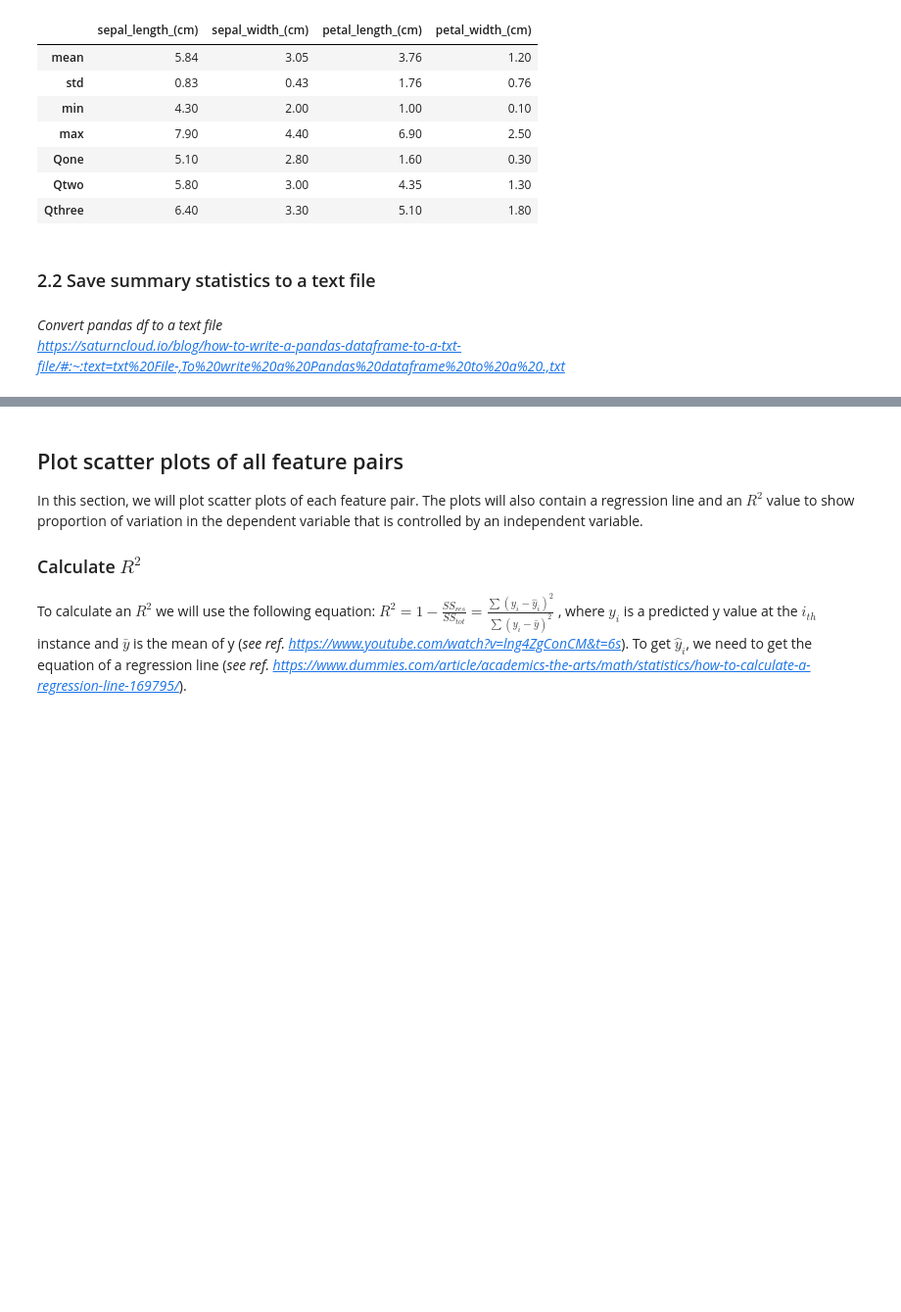
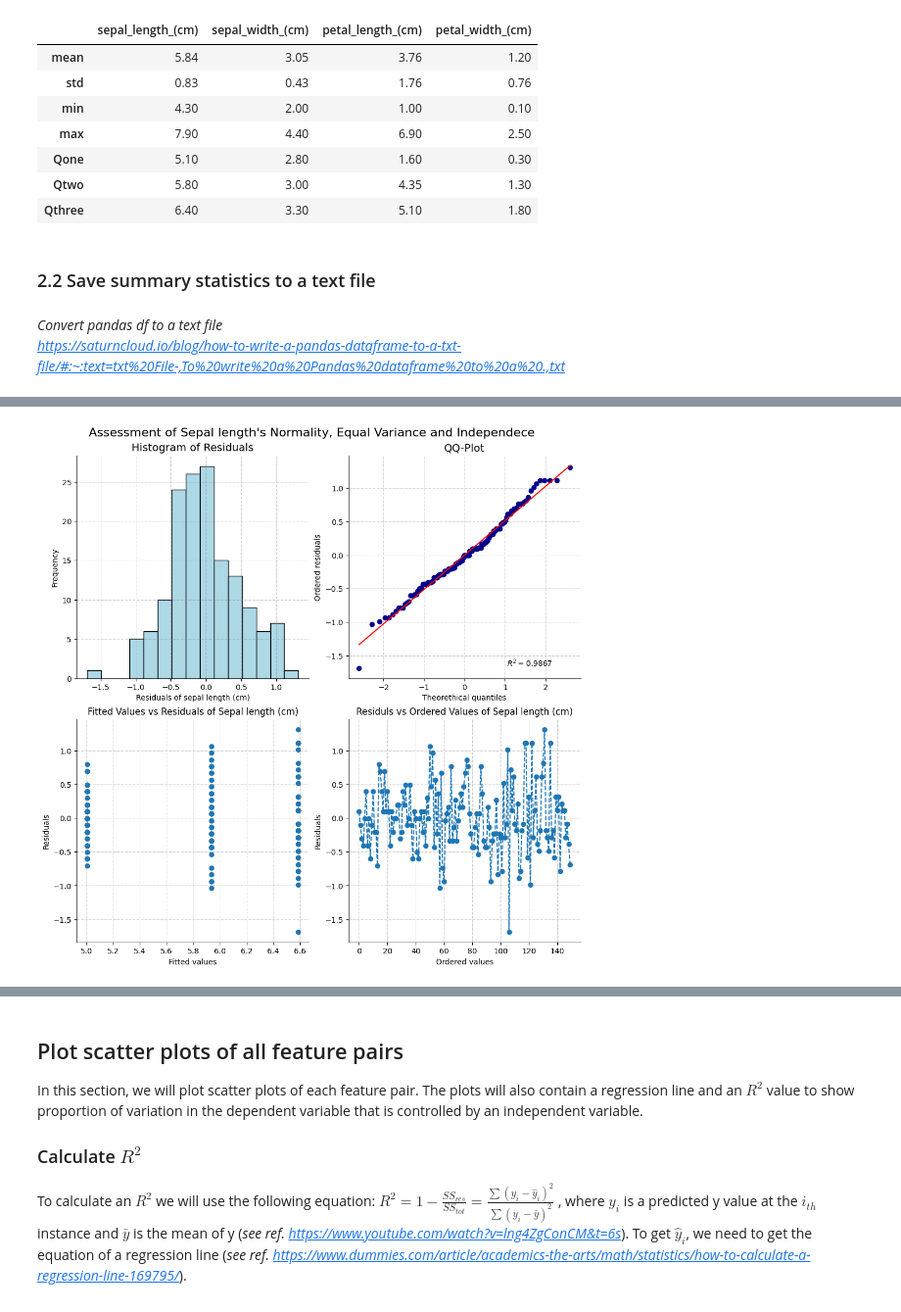
Before and after one commit to aldaszarnauskas/exploratory_analysis_iris_dataset, a Jupyter notebook: pands-project.ipynb, the cells around one changed output, grey strips where cells are left out. Shown at 98% size. Saved outputs shown, nothing was run; the diff lists cells and outputs as text; code cells hidden in the pictures; blank space fills up the shorter version.

```diff
--- a/pands-project.ipynb
+++ b/pands-project.ipynb
@@ -304,0 +209,88 @@ for feature in features:
+# %%
+for feature in features:
+
+    # Define a layout of subplots
+    fig, axs = plt.subplots(2, 2, figsize=(10, 10), constrained_layout=True)
+
+    # Define the classes names
+    classes = list(df.iloc[:,4].unique())
+    # Define the feature names
+    features = df.iloc[:,:4].columns
+    # Define the feature names so you could use for naming axes or titles
+    feature_name = feature.replace("_", " ")
+
+    # Calculate residuals of a feature
+    # Store residuals
+    resid = []
+    # Store fitted values
+    fitted_values = []
+    # Iterate through each class and calculate residuals for a feature
+    for aclass in classes:
+        # Create a temporary df which contains only one class samples
+        temp_df = df[df["class"] == aclass]
+        # Select values of a particular feature
+        df1 = temp_df[feature]
+        # Calculate the mean of a feature for a particular class
+        df1_mean = np.mean(df1)
+        # Create fitted values for each corresponding residual
+        fitted_values += [df1_mean] * len(df1)
+        # Compute residuals of a feature for a particular class
+        df1_resid = [float(round(x - df1_mean, 3)) for x in df1]
+        # Add residuals of a feature to the df that contains residuals of other classes
+        resid = resid + df1_resid
+
+
+    # Flatten out the axes so you could iterate through them
+    axs = axs.flat
+    for count, ax in enumerate(axs):
+
+        # Remove axes splines
+        for s in ['top', 'right']:
+            ax.spines[s].set_visible(False)
+
+        # Add x, y gridlines
+        ax.grid(color ='grey',
+            linestyle ='-.', linewidth = 0.5,
+            alpha = 0.6)
+
+
+
+        if count == 0:
+            ax.hist(resid, bins=15,
+                        color="lightblue", edgecolor='black')
+            ax.set_xlabel(f"Residuals of {feature_name}", fontsize=10)
+            ax.set_ylabel("Frequency", fontsize=10)
+            ax.set_title("Histogram of Residuals", fontsize=14)
+
+        elif count == 1:
+            stats.probplot(resid, dist="norm", plot=ax, rvalue=True)
+            ax.lines[0].set_color('darkblue')
+            ax.set_xlabel("Theorethical quantiles", fontsize=10)
+            ax.set_ylabel("Ordered residuals", fontsize=10)
+            ax.set_title("QQ-Plot", fontsize=14)
+        elif count == 2:
+            ax.scatter(fitted_values,resid)
+            ax.set_xlabel("Fitted values")
+            ax.set_ylabel("Residuals")
+            ax.set_title(f"Fitted Values vs Residuals of {feature_name.capitalize()}")
+        else:
+            ax.plot(resid, marker="o", linestyle="--")
+            ax.set_xlabel("Ordered values")
+            ax.set_ylabel("Residuals")
+            ax.set_title(f"Residuls vs Ordered Values of {feature_name.capitalize()}")
+            print("""
+
+
+            """)
+
+
+
+    # Set the title
+    fig.suptitle(f'Assessment of {feature_name.replace(" (cm)", ""
+).capitalize()}\'s Normality, Equal Variance and Independece', fontsize=16)
+    # Save the plot
+    plt.savefig(f"{feature}_assesment_of_norm_var_ind.png", dpi=300, bbox_inches = 'tight')
+    # Show the plot
+    plt.show()
+# %% [output]
+[figure, added]
```
Also changed, not shown: parts of 15 cells of this notebook, 6 other files.
